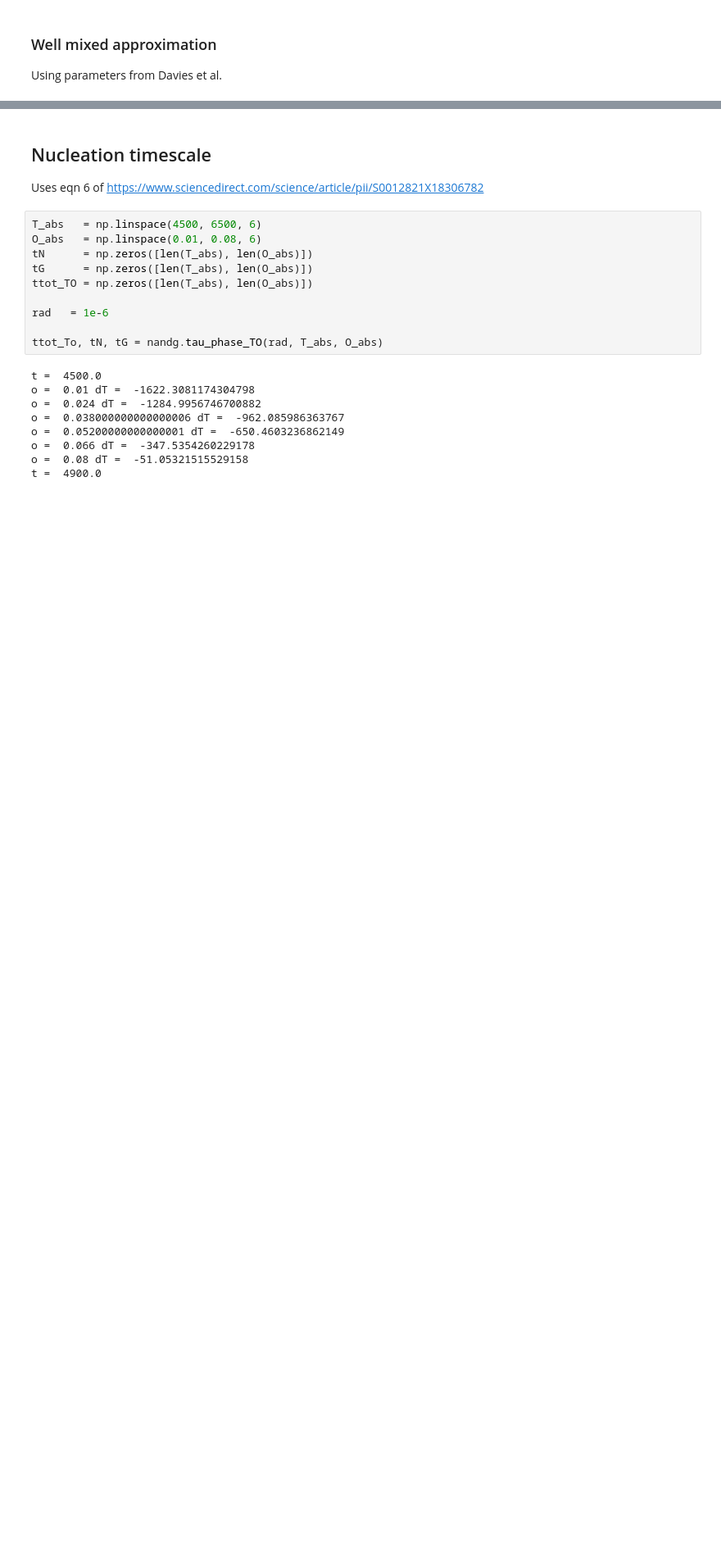
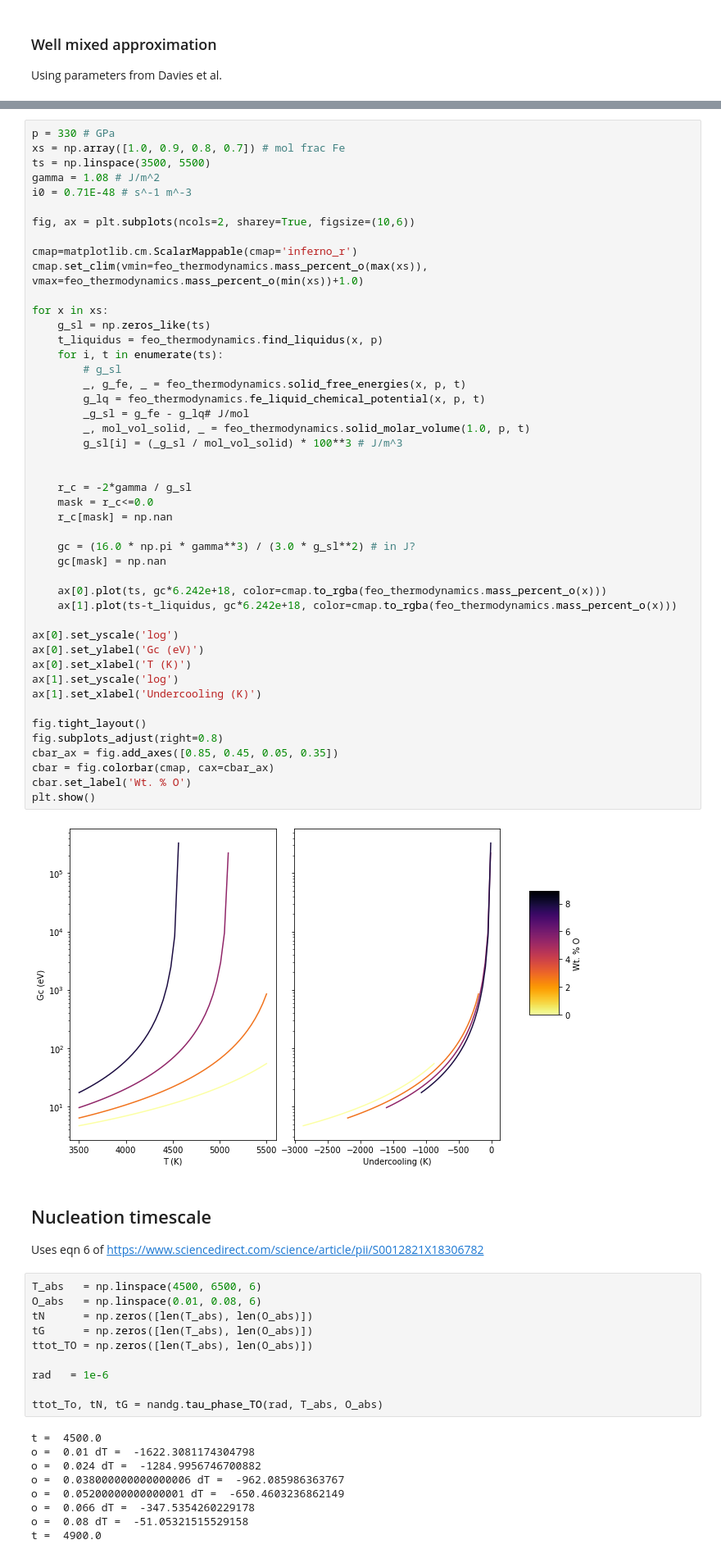
Before and after one commit to andreww/slurry, a Jupyter notebook: nucleation_and_growth.ipynb, the cells around one changed output, grey strips where cells are left out. Shown at 82% size. Drawn from its saved outputs; the diff is of its cells as text; blank space fills up the shorter version.

```diff
--- a/nucleation_and_growth.ipynb
+++ b/nucleation_and_growth.ipynb
@@ -223,3 +252,51 @@ plt.show()
+# %%
+p = 330 # GPa
+xs = np.array([1.0, 0.9, 0.8, 0.7]) # mol frac Fe
+ts = np.linspace(3500, 5500)
+gamma = 1.08 # J/m^2
+i0 = 0.71E-48 # s^-1 m^-3
+
+fig, ax = plt.subplots(ncols=2, sharey=True, figsize=(10,6))
+
+cmap=matplotlib.cm.ScalarMappable(cmap='inferno_r')
+cmap.set_clim(vmin=feo_thermodynamics.mass_percent_o(max(xs)), vmax=feo_thermodynamics.mass_percent_o(min(xs))+1.0)
+
+for x in xs:
+    g_sl = np.zeros_like(ts)
+    t_liquidus = feo_thermodynamics.find_liquidus(x, p)
+    for i, t in enumerate(ts):
+        # g_sl
+        _, g_fe, _ = feo_thermodynamics.solid_free_energies(x, p, t)
+        g_lq = feo_thermodynamics.fe_liquid_chemical_potential(x, p, t)
+        _g_sl = g_fe - g_lq# J/mol
+        _, mol_vol_solid, _ = feo_thermodynamics.solid_molar_volume(1.0, p, t)
+        g_sl[i] = (_g_sl / mol_vol_solid) * 100**3 # J/m^3
+
+
+    r_c = -2*gamma / g_sl
+    mask = r_c<=0.0
+    r_c[mask] = np.nan
+
+    gc = (16.0 * np.pi * gamma**3) / (3.0 * g_sl**2) # in J?
+    gc[mask] = np.nan
+
+    ax[0].plot(ts, gc*6.242e+18, color=cmap.to_rgba(feo_thermodynamics.mass_percent_o(x)))
+    ax[1].plot(ts-t_liquidus, gc*6.242e+18, color=cmap.to_rgba(feo_thermodynamics.mass_percent_o(x)))
+
+ax[0].set_yscale('log')
+ax[0].set_ylabel('Gc (eV)')
+ax[0].set_xlabel('T (K)')
+ax[1].set_yscale('log')
+ax[1].set_xlabel('Undercooling (K)')
+
+fig.tight_layout()
+fig.subplots_adjust(right=0.8)
+cbar_ax = fig.add_axes([0.85, 0.45, 0.05, 0.35])
+cbar = fig.colorbar(cmap, cax=cbar_ax)
+cbar.set_label('Wt. % O')
+plt.show()
+# %% [output]
+[figure, added]
 # %% [markdown]
 ## Nucleation timescale
 
```
Also changed, not shown: parts of 3 cells of this notebook.
